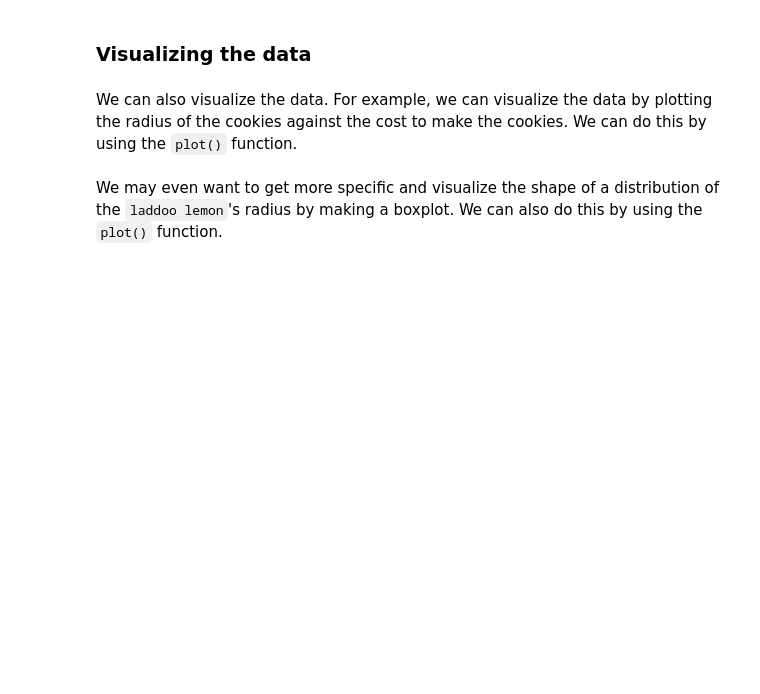
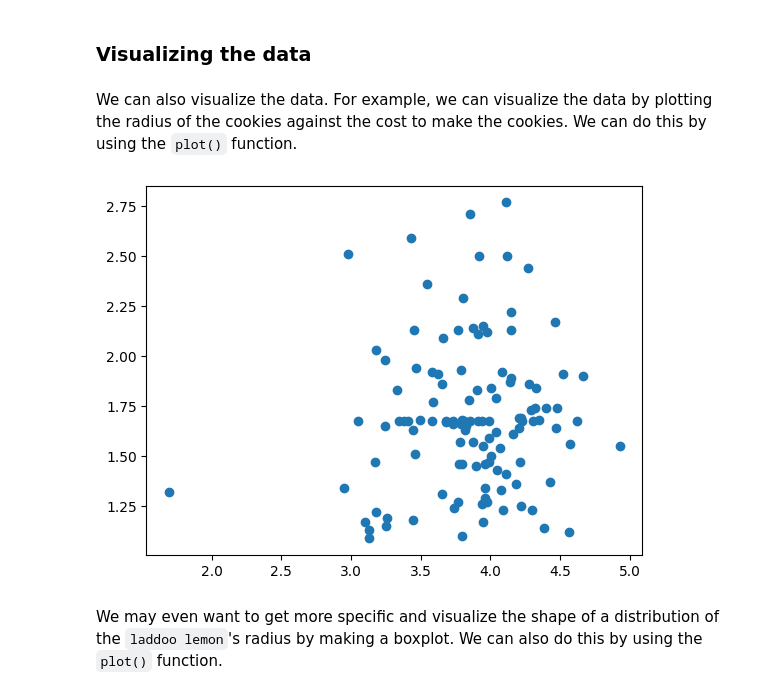
Before and after one commit to gallettilance/Data-Science-Fundamentals, a Jupyter notebook: labs/lab-02/lab02.ipynb, the cells around one changed output. Drawn from its saved outputs; the diff is of its cells as text; code cells hidden in the pictures; blank space fills up the shorter version.

```diff
--- a/labs/lab-02/lab02.ipynb
+++ b/labs/lab-02/lab02.ipynb
@@ -347,3 +347,9 @@ We may also want to aggregate the data. For example, we can aggregate the data b
 # %%
 #TODO: add a column to the dataframe that is the
 # calories per radius
+def func(row):
+    return (row['calories']/row['radius'])
+
+df['X'] = df.apply(func, axis = 1)
+
+df.head()
@@ -351,3 +364,5 @@ We may also want to aggregate the data. For example, we can aggregate the data b
 Or we can just get rid of this column if we find it useless. We can do this by using the `drop()` function or indexing.
 # %%
 #TODO: drop the created column
+df.drop(columns = "X", inplace = True)
+df.head()
@@ -357,6 +379,10 @@ Or we can just get rid of this column if we find it useless. We can do this by u
 We can also visualize the data. For example, we can visualize the data by plotting the radius of the cookies against the cost to make the cookies. We can do this by using the `plot()` function.
 # %%
 #TODO: plot the radius (x) versus cost to make (y)
+plt.scatter(df['radius'],df['cost_to_make'])
+plt.show()
+# %% [output]
+[figure, added]
 # %% [markdown]
 We may even want to get more specific and visualize the shape of a distribution of the `laddoo lemon`'s radius by making a boxplot. We can also do this by using the `plot()` function.
 # %%
```
Also changed, not shown: parts of 6 cells of this notebook.
